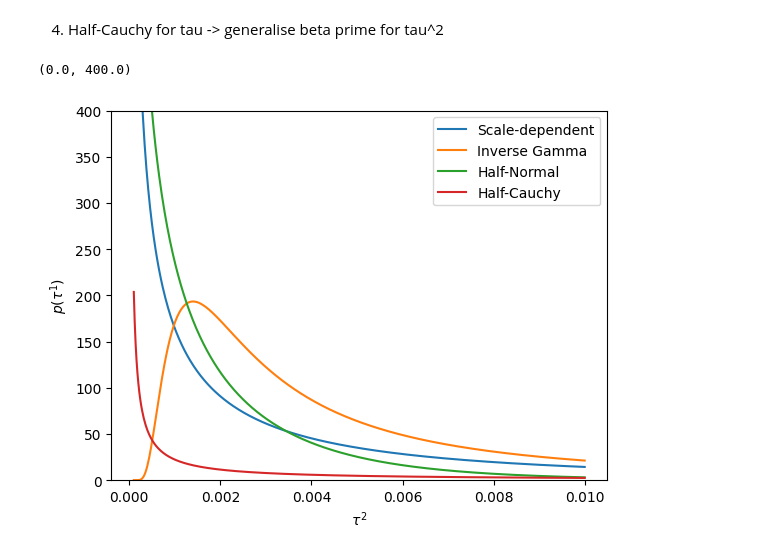
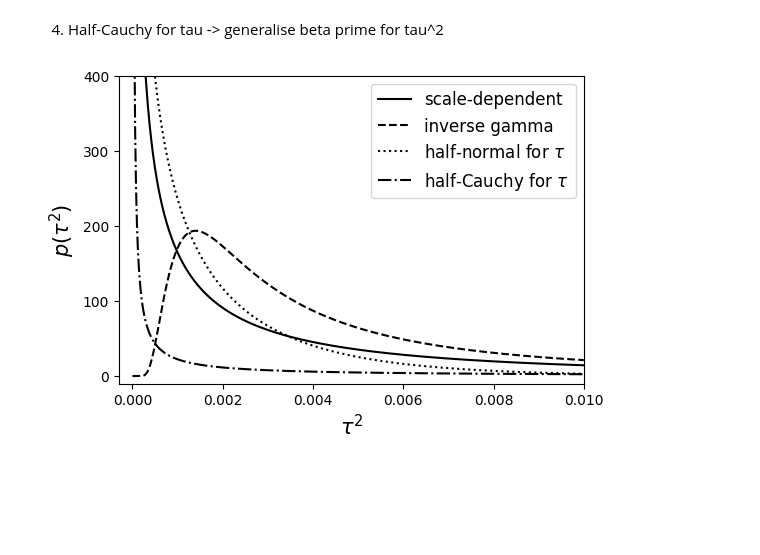
Before and after one commit to clarahoffmann/last-layer-inf, a Jupyter notebook: src/last_layer_inf/hyperpriors_for_tausq.ipynb, the cells around one changed output. Drawn from its saved outputs; the diff is of its cells as text; code cells hidden in the pictures; blank space fills up the shorter version.

Commit message:
style plot and export

```diff
--- a/src/last_layer_inf/hyperpriors_for_tausq.ipynb
+++ b/src/last_layer_inf/hyperpriors_for_tausq.ipynb
@@ -8,7 +8,7 @@ from scipy import stats
 # %%
 shape = 0.5   #shape parameter
 scale =0.0028  # nu (scale)
-x = np.linspace(0.0001, 0.01, 500)
+x = np.linspace(0.000001, 0.01, 500)
 pdf_scale = stats.weibull_min.pdf(x, c=shape, scale=scale)
 # %% [markdown]
 2. Inverse gamma a = 1
@@ -36,13 +34,19 @@ def generalized_beta_prime_pdf(x, a, b, p):
 
 a, b, p = 1, 1, .1
 pdf_half_cauchy = generalized_beta_prime_pdf(x, a, b, p)
-# %%
-for pdf, label in zip([pdf_scale, pdf_ig, pdf_half_normal, pdf_half_cauchy], ["Scale-dependent", "Inverse Gamma", "Half-Normal", "Half-Cauchy"]):
-    plt.plot(x, pdf, label = label)
-plt.xlabel(r'$\tau^2$')
-plt.ylabel(r"$p(\tau^1)$")
-plt.legend()
-plt.ylim(0,400)
-# %% [output]
-(0.0, 400.0)
-[figure, removed]
+# %%
+fig, ax = plt.subplots(figsize=(6, 4))
+for pdf, label, linestyle in zip([pdf_scale, pdf_ig, pdf_half_normal, pdf_half_cauchy],
+                      ["scale-dependent", "inverse gamma",
+                       r"half-normal for $\tau$", r"half-Cauchy for $\tau$"],
+                       ['solid', 'dashed', 'dotted', 'dashdot']):
+    ax.plot(x, pdf, label = label, linestyle = linestyle, color = 'black')
+ax.set_xlabel(r'$\tau^2$', fontsize=15)
+ax.set_ylabel(r"$p(\tau^2)$", fontsize=15)
+ax.legend(fontsize = 12)
+ax.set_yticks(range(0, 401, 100))
+ax.set_ylim(-10,400)
+ax.set_xlim(-0.0003,0.010)
+fig.savefig('hyperprior_tau.pdf', bbox_inches='tight')
+# %% [output]
+[figure, added]
```
Also changed, not shown: parts of 1 cell of this notebook, 1 other file.
